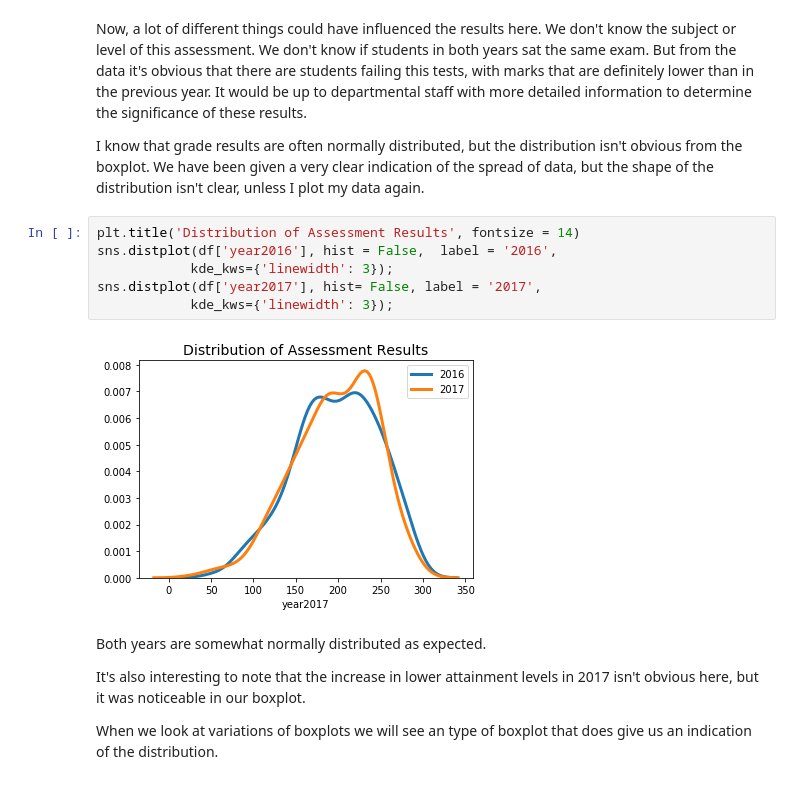
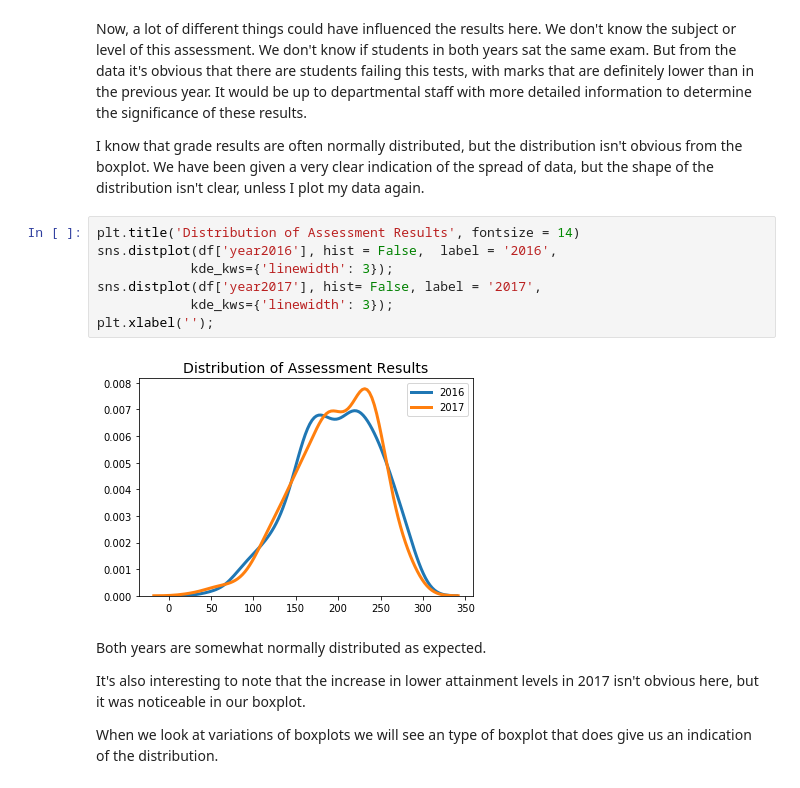
Before and after one commit to MarionMcG/fundamentals_data_analysis, a Jupyter notebook: boxplots.ipynb, the cells around one changed output. Saved outputs shown, nothing was run; the diff lists cells and outputs as text.

```diff
--- a/boxplots.ipynb
+++ b/boxplots.ipynb
@@ -248,11 +249,12 @@ I know that grade results are often normally distributed, but the distribution i
 # %%
 plt.title('Distribution of Assessment Results', fontsize = 14)
 sns.distplot(df['year2016'], hist = False,  label = '2016',
             kde_kws={'linewidth': 3});
 sns.distplot(df['year2017'], hist= False, label = '2017',
             kde_kws={'linewidth': 3});
+plt.xlabel('');
 # %% [output]
-[figure, old version]
+[figure, new version]
 # %% [markdown]
 Both years are somewhat normally distributed as expected.
 
```
Also changed, not shown: parts of 9 cells of this notebook.
